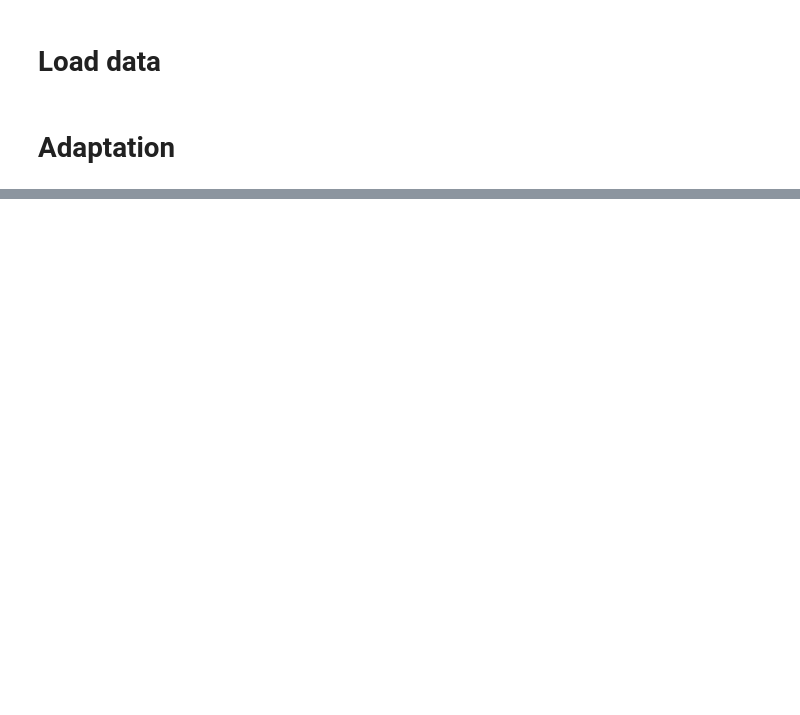
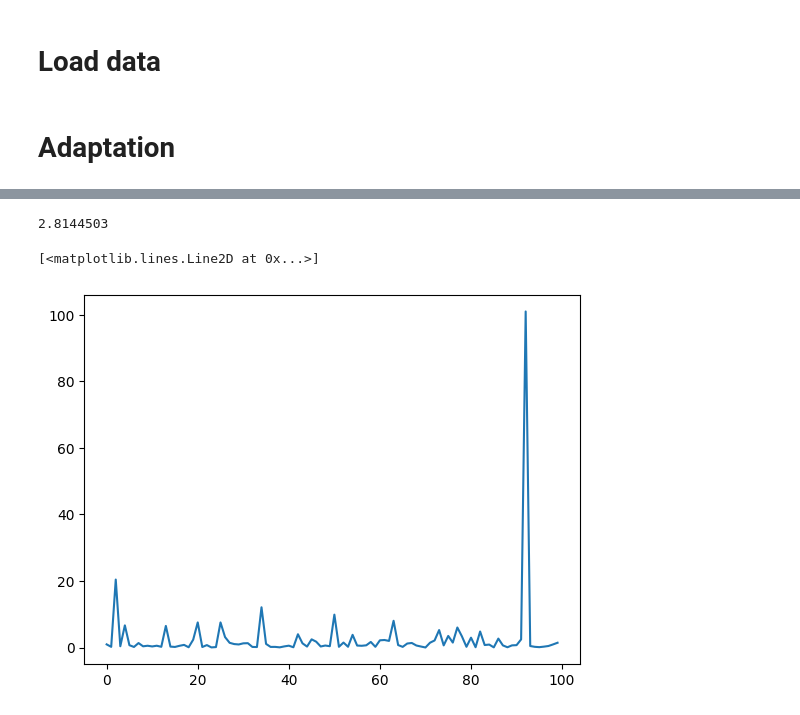
Before and after one commit to yunhao-tech/Sequantial-Monte-Carlo-project, a Jupyter notebook: two_link_arm_smcd.ipynb, the cells around one changed output, grey strips where cells are left out. Saved outputs shown, nothing was run; the diff lists cells and outputs as text; code cells hidden in the pictures; blank space fills up the shorter version.

```diff
--- a/two_link_arm_smcd.ipynb
+++ b/two_link_arm_smcd.ipynb
@@ -107,3 +124,12 @@ x_pred = model(q).detach().numpy()
+# %%
+np.mean(losses)
+# %% [output]
+2.8144503
+# %%
+plt.plot(losses)
+# %% [output]
+[<matplotlib.lines.Line2D at 0x...>]
+[figure, added]
 # %%
 plt.scatter(x[9,0], x[9,1])
 plt.scatter(x_pred[9,0], x_pred[9,1])
```
Also changed, not shown: parts of 9 cells of this notebook.
